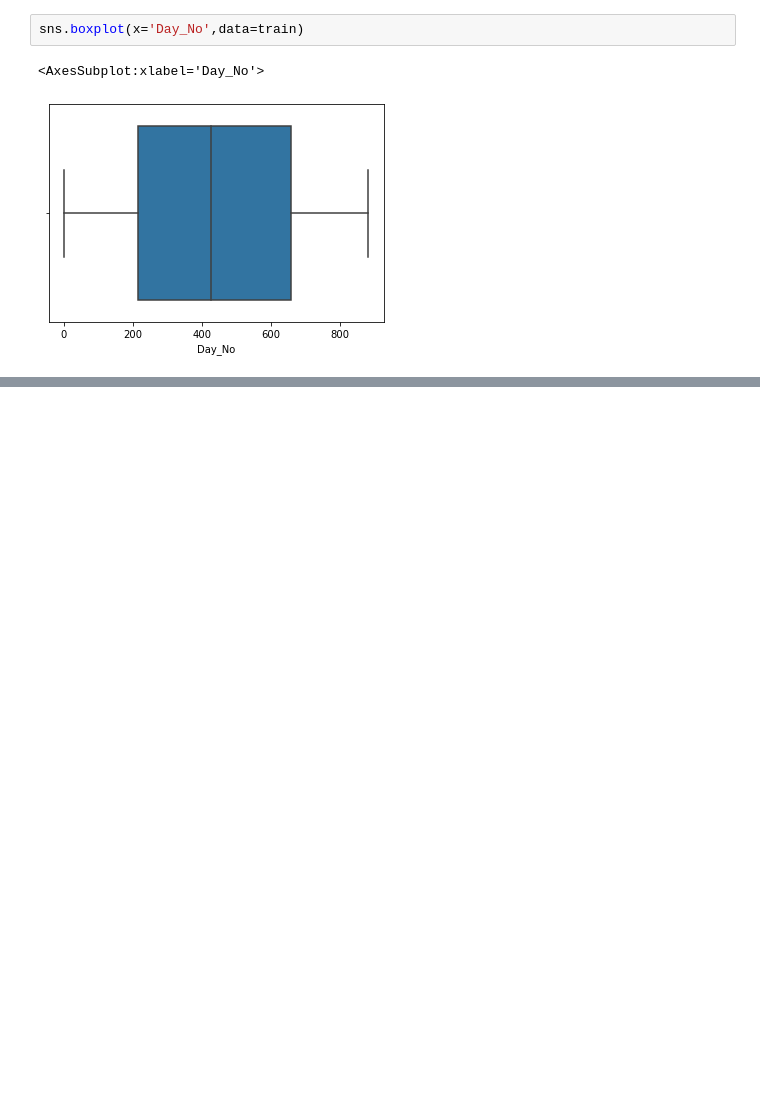
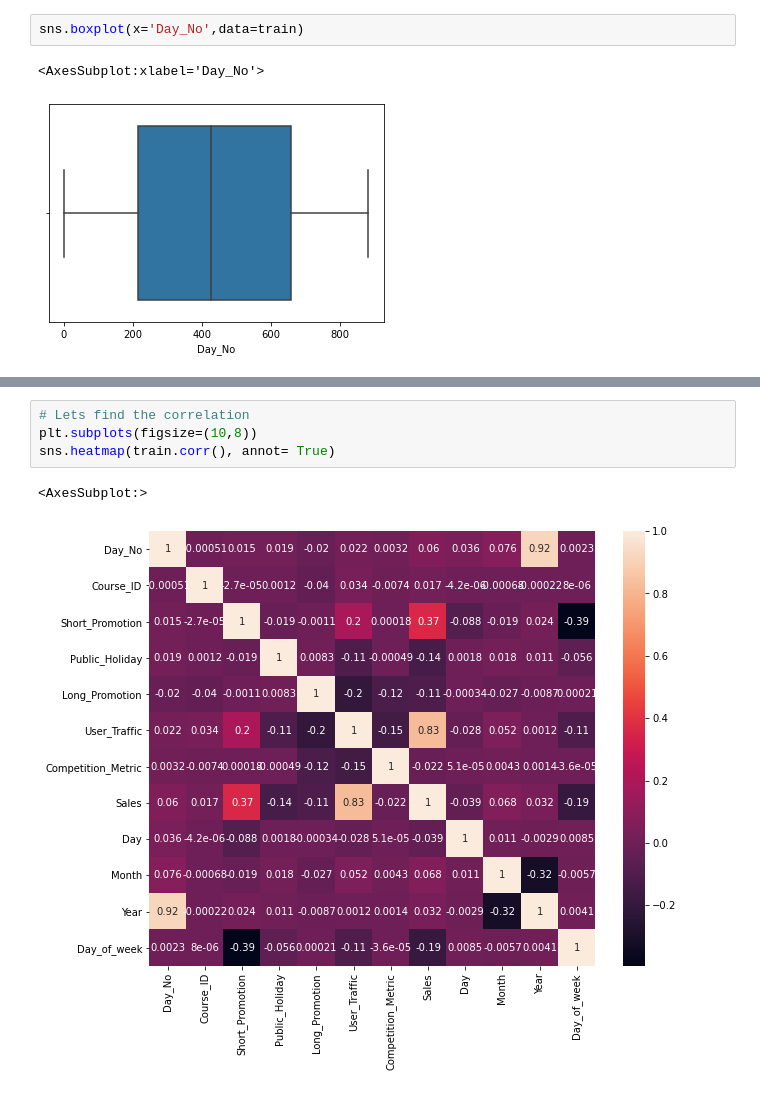
Before and after one commit to KhushbooKhatri/Predicting-Sales-of-online-learning-platform-LearnX, a Jupyter notebook: Analytics_vidhya_learnX_hackathon.ipynb, the cells around one changed output, grey strips where cells are left out. Drawn from its saved outputs; the diff is of its cells as text; blank space fills up the shorter version.

```diff
--- a/Analytics_vidhya_learnX_hackathon.ipynb
+++ b/Analytics_vidhya_learnX_hackathon.ipynb
@@ -932,0 +528,7 @@ sample1.to_csv('/home/khushboo/Documents/Fractal/week6/hackathon_learnx_143_Ligh
+# %%
+# Lets find the correlation
+plt.subplots(figsize=(10,8))
+sns.heatmap(train.corr(), annot= True)
+# %% [output]
+<AxesSubplot:>
+[figure, added]
```
Also changed, not shown: parts of 131 cells of this notebook.
